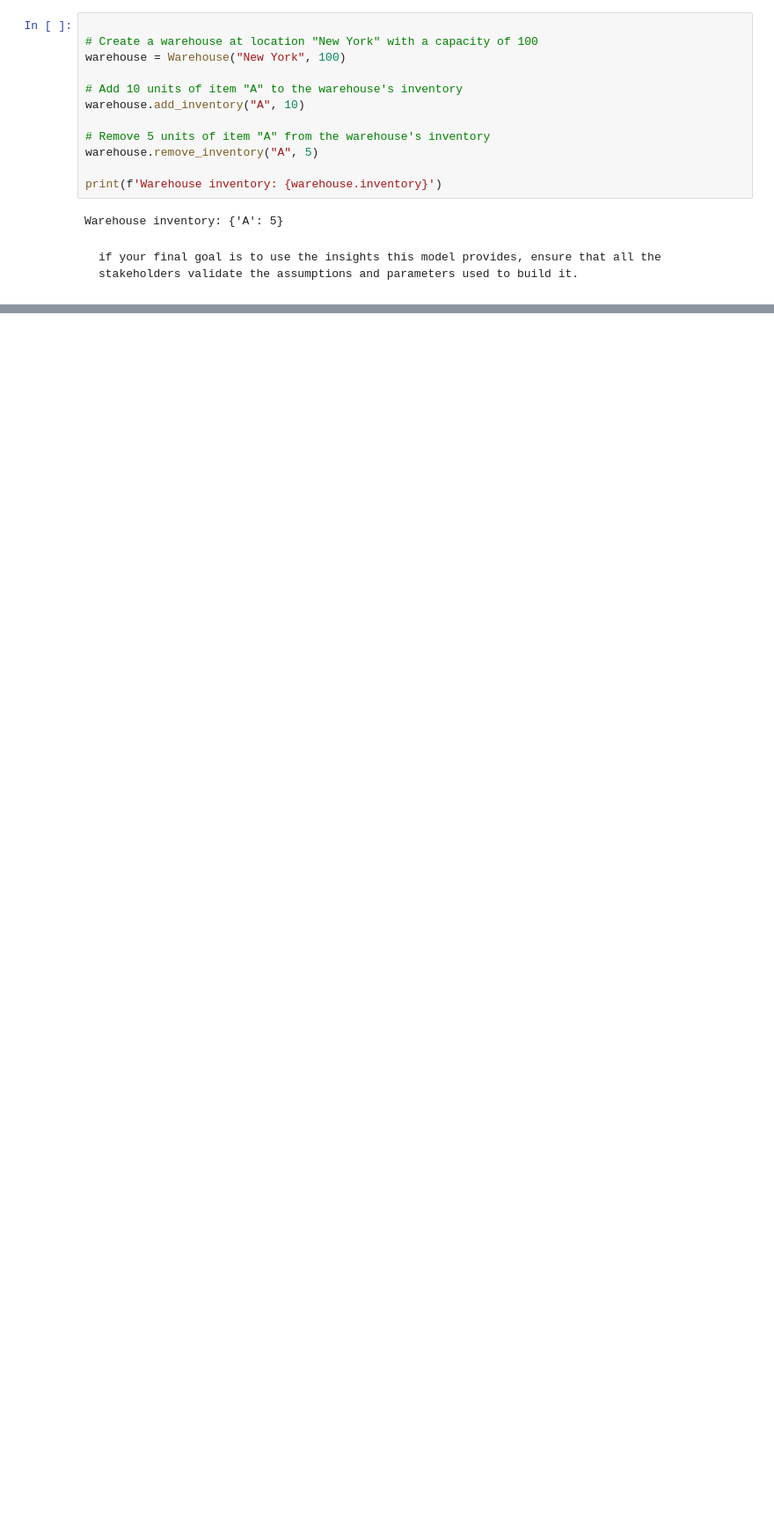
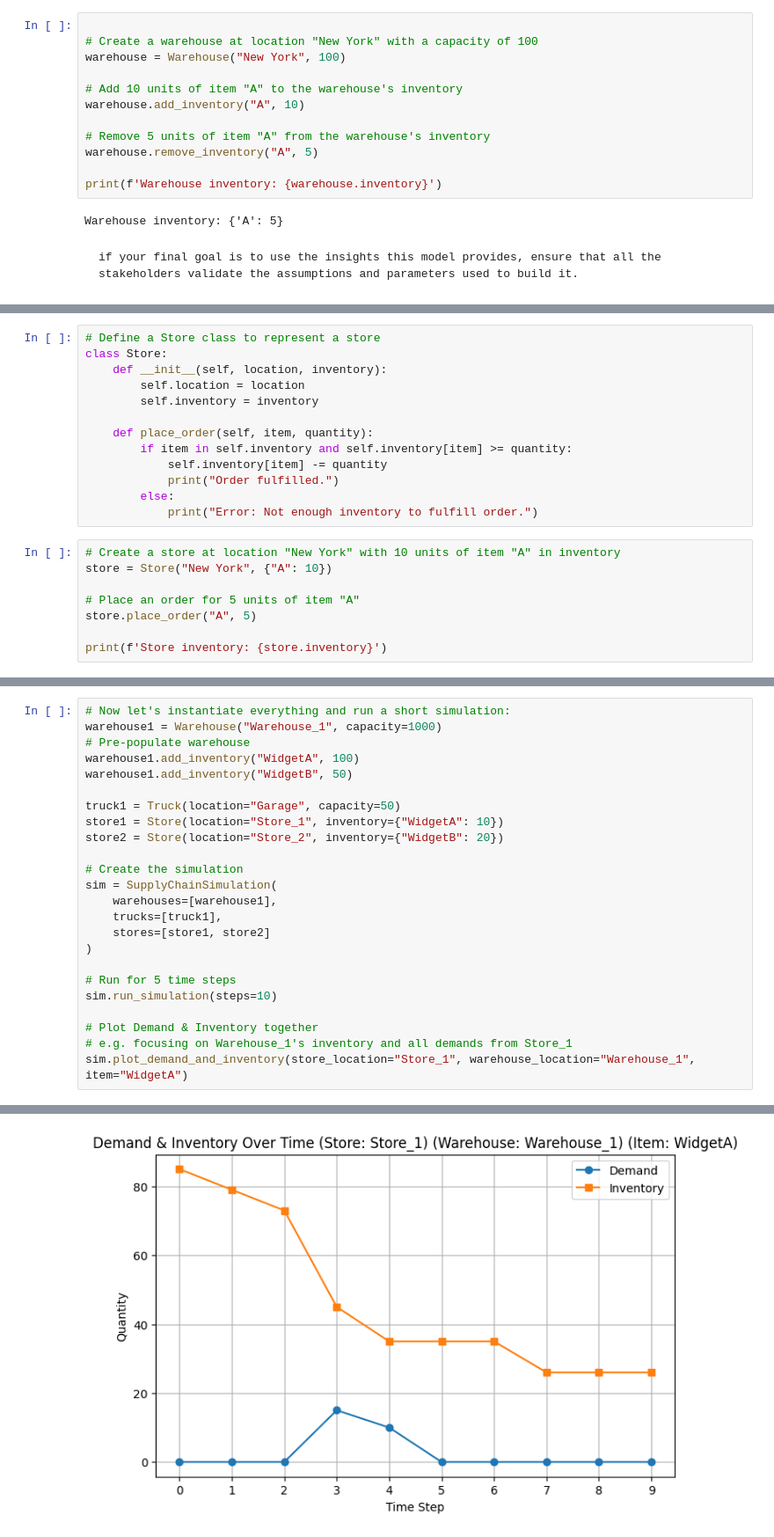
Before and after one commit to aylinsgl/data-science-tutorials, a Jupyter notebook: _sources/notebooks/project1_digital_twin.ipynb, the cells around one changed output, grey strips where cells are left out. Shown at 88% size. Drawn from its saved outputs; the diff is of its cells as text; blank space fills up the shorter version.

```diff
--- a/_sources/notebooks/project1_digital_twin.ipynb
+++ b/_sources/notebooks/project1_digital_twin.ipynb
@@ -62,0 +113,21 @@ if your final goal is to use the insights this model provides, ensure that all t
+# %%
+# Define a Store class to represent a store
+class Store:
+    def __init__(self, location, inventory):
+        self.location = location
+        self.inventory = inventory
+
+    def place_order(self, item, quantity):
+        if item in self.inventory and self.inventory[item] >= quantity:
+            self.inventory[item] -= quantity
+            print("Order fulfilled.")
+        else:
+            print("Error: Not enough inventory to fulfill order.")
+# %%
+# Create a store at location "New York" with 10 units of item "A" in inventory
+store = Store("New York", {"A": 10})
+
+# Place an order for 5 units of item "A"
+store.place_order("A", 5)
+
+print(f'Store inventory: {store.inventory}')
@@ -62,0 +282,25 @@ if your final goal is to use the insights this model provides, ensure that all t
+# %%
+# Now let's instantiate everything and run a short simulation:
+warehouse1 = Warehouse("Warehouse_1", capacity=1000)
+# Pre-populate warehouse
+warehouse1.add_inventory("WidgetA", 100)
+warehouse1.add_inventory("WidgetB", 50)
+
+truck1 = Truck(location="Garage", capacity=50)
+store1 = Store(location="Store_1", inventory={"WidgetA": 10})
+store2 = Store(location="Store_2", inventory={"WidgetB": 20})
+
+# Create the simulation
+sim = SupplyChainSimulation(
+    warehouses=[warehouse1],
+    trucks=[truck1],
+    stores=[store1, store2]
+)
+
+# Run for 5 time steps
+sim.run_simulation(steps=10)
+
+# Plot Demand & Inventory together
+# e.g. focusing on Warehouse_1's inventory and all demands from Store_1
+sim.plot_demand_and_inventory(store_location="Store_1", warehouse_location="Warehouse_1", item="WidgetA")
+# %% [output]
@@ -62,0 +324 @@ if your final goal is to use the insights this model provides, ensure that all t
+[figure, added]
```
Also changed, not shown: parts of 9 cells of this notebook, 12 other files.
